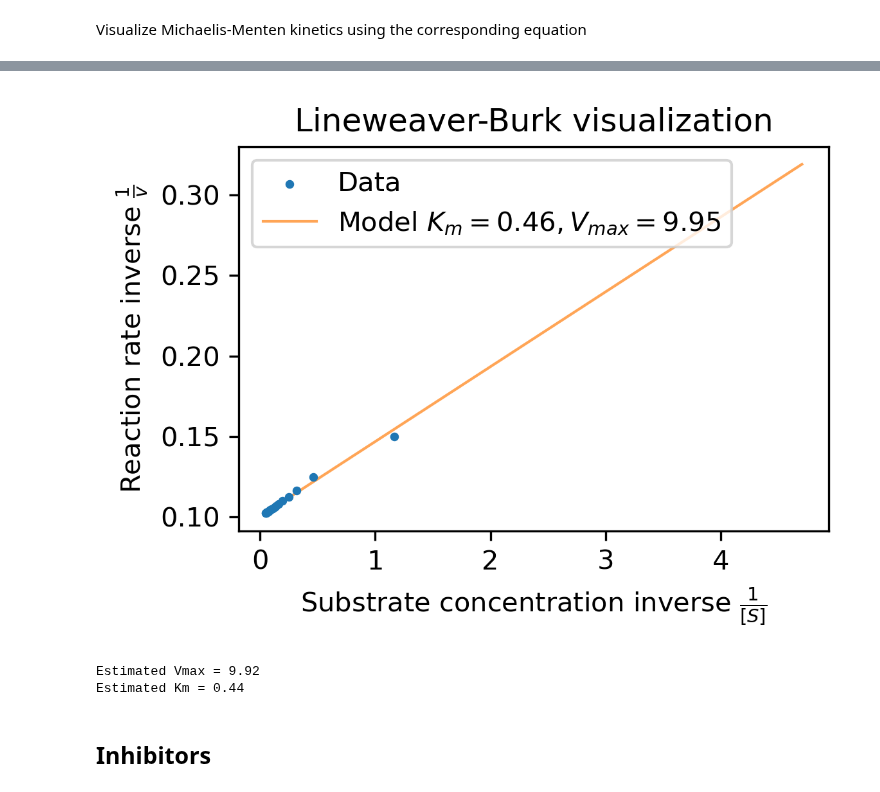
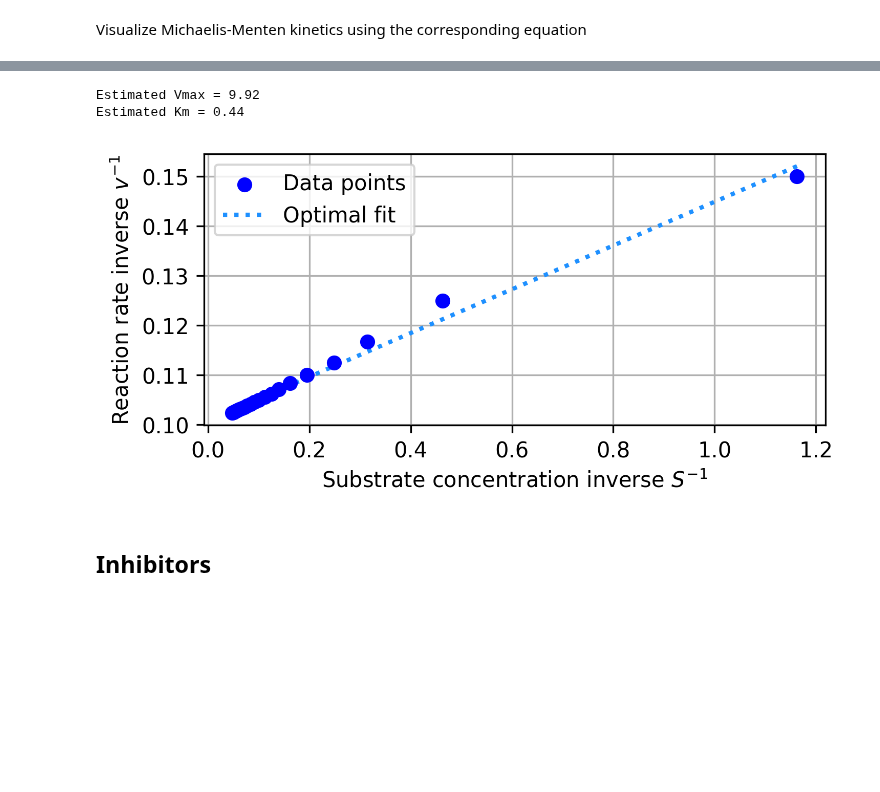
Before and after one commit to jonas4climate/metabolic-cellular-modelling, a Jupyter notebook: assignment1.ipynb, the cells around one changed output, grey strips where cells are left out. Cells and saved outputs as stored; diff of their text form; code cells hidden in the pictures; blank space fills up the shorter version.

```diff
--- a/assignment1.ipynb
+++ b/assignment1.ipynb
@@ -114,29 +118,36 @@ def plot_lineweaver_burk(substrate_range, v, x, v_fitted, km=None, vmax=None, co
-# %%
-model = curve_fit(michaelis_menten, data_substrate[1:], data_v[1:], p0=[1, 1])
-km, vmax = model[0]
-
-x = np.linspace(0, max(data_substrate[1:]), 100)
-v_fitted = michaelis_menten(x, km, vmax)
-
-fig = plot_lineweaver_burk(data_substrate[1:], data_v[1:], x, v_fitted, km, vmax)
-fig.savefig(f'{MEDIA_PATH}/lineweaver_burk.png', bbox_inches='tight')
-# %% [output]
-[figure, removed]
 # %%
+ssinv = 1 / ss[1:]
+vvinv = 1 / vv[1:]
+
 def linear_equation(sinv, a, b):
     return a + b * sinv
 
-popt, _ = curve_fit(linear_equation, 1/data_substrate[1:], 1/data_v[1:])
+popt, _ = curve_fit(linear_equation, ssinv, vvinv)
 a, b = popt
 
 vmaxopt = 1 / a
 kmopt = b / a
 
 print(f"Estimated Vmax = {np.round(vmaxopt, 2)}")
 print(f"Estimated Km = {np.round(kmopt, 2)}")
+
+fig, ax = plt.subplots(1,1,figsize=(5,2.5), dpi=300, layout='tight')
+
+ax.set_xlabel(r"Substrate concentration inverse $S^{-1}$")
+ax.set_ylabel(r"Reaction rate inverse $v^{-1}$")
+
+ax.grid()
+
+ax.scatter(ssinv, vvinv, color="blue", zorder=10, label="Data points",)
+ax.plot(ssinv, linear_equation(ssinv, a, b), ls="dotted", lw=2.0, color="dodgerblue", label="Optimal fit")
+
+plt.legend()
+plt.savefig("media/assignment1/lineweaver_burk.png", bbox_inches="tight")
+plt.show()
 # %% [output]
 Estimated Vmax = 9.92
 Estimated Km = 0.44
+[figure, added]
 # %% [markdown]
 ## Inhibitors
 # %%
```
Also changed, not shown: parts of 11 cells of this notebook, 7 other files.
